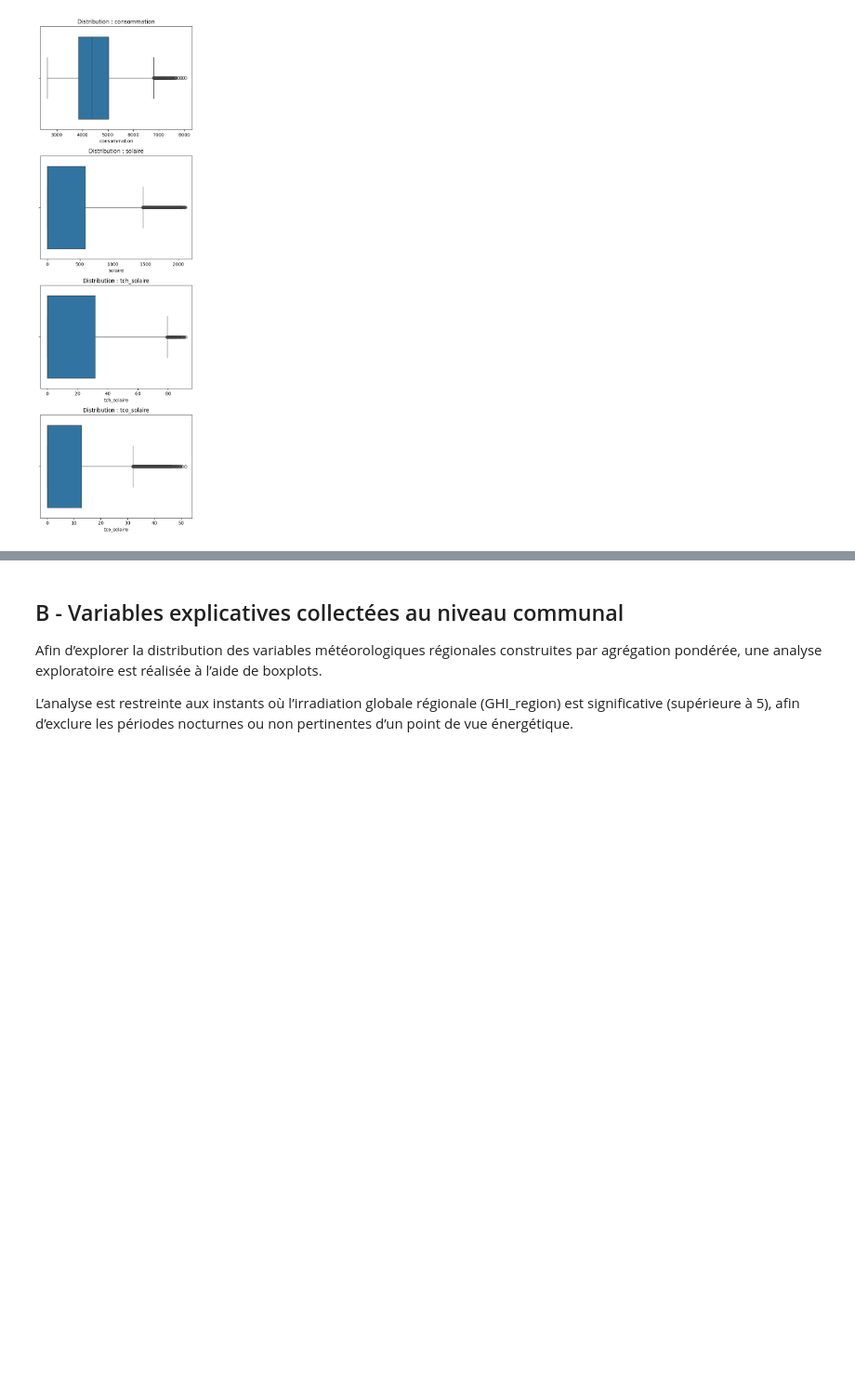
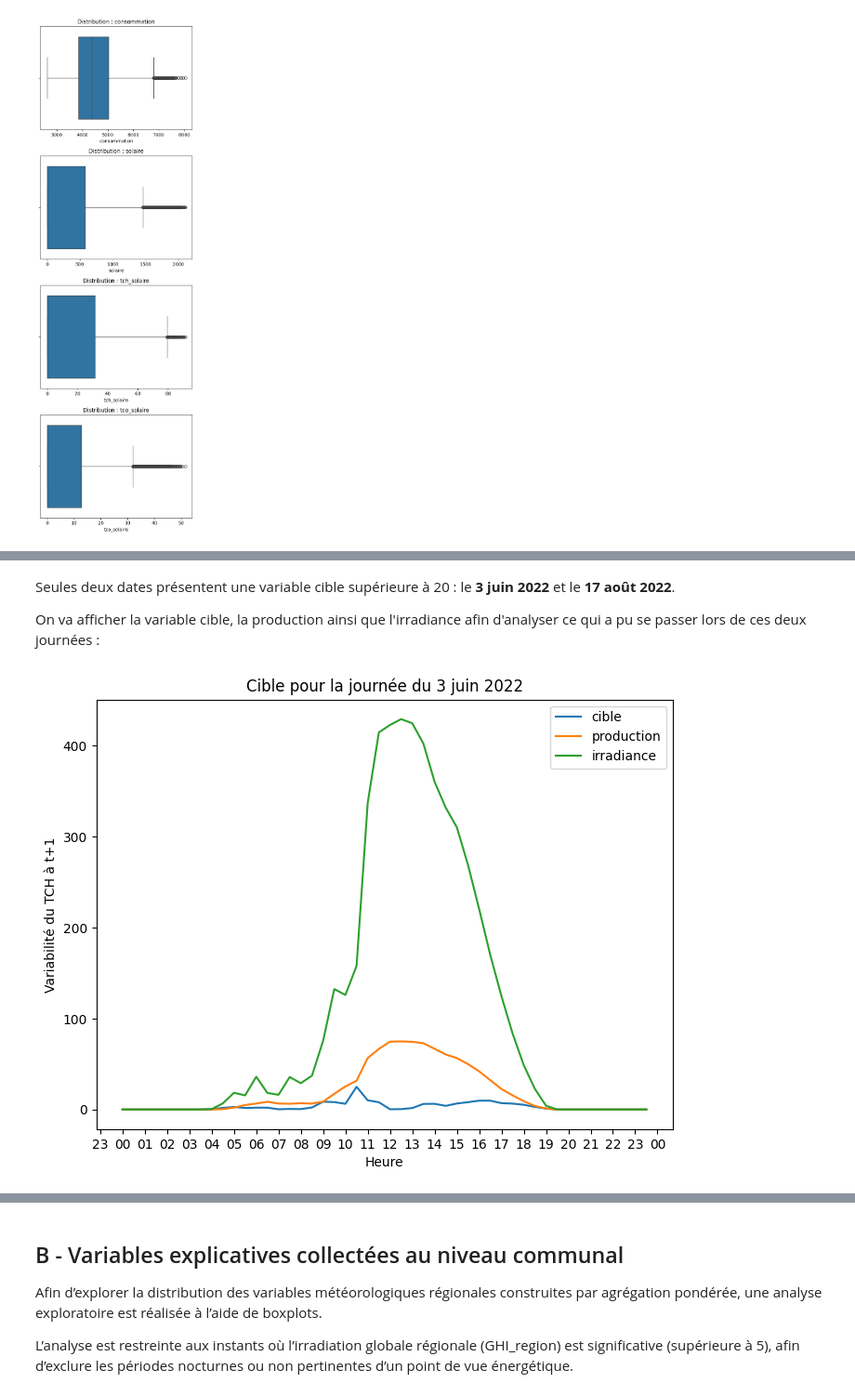
Before and after one commit to Math2935/aug25cds_variabilite, a Jupyter notebook: notebooks/03_Analyse_exploratoire/03_analyse_02_exploration_detaillee.ipynb, the cells around one changed output, grey strips where cells are left out. Shown at 93% size. Drawn from its saved outputs; the diff is of its cells as text; code cells hidden in the pictures; blank space fills up the shorter version.

```diff
--- a/notebooks/03_Analyse_exploratoire/03_analyse_02_exploration_detaillee.ipynb
+++ b/notebooks/03_Analyse_exploratoire/03_analyse_02_exploration_detaillee.ipynb
@@ -173,0 +193,31 @@ plt.show()
+# %% [markdown]
+Seules deux dates présentent une variable cible supérieure à 20 : le **3 juin 2022** et le **17 août 2022**.
+
+On va afficher la variable cible, la production ainsi que l'irradiance afin d'analyser ce qui a pu se passer lors de ces deux journées :
+# %%
+import matplotlib.dates as md
+
+# 3 juin 2022
+jour = (365*2*48) + (30*5*48) + (4*48) + 2
+example = df.iloc[jour:jour+48]
+
+#display(example)
+fig, ax = plt.subplots(figsize=(8,6))
+
+plt.plot(example.index, example['target'], label='cible')
+plt.plot(example.index, example['tch_solaire'], label='production')
+plt.plot(example.index, example['region_ghi'], label='irradiance')
+
+xloc=md.HourLocator(interval = 1)
+ax.xaxis.set_major_locator(xloc)
+
+major_fmt = md.DateFormatter('%H')
+ax.xaxis.set_major_formatter(major_fmt)
+
+plt.xlabel('Heure')
+plt.ylabel('Variabilité du TCH à t+1')
+plt.title('Cible pour la journée du 3 juin 2022')
+plt.legend()
+plt.show()
+# %% [output]
+[figure, added]
```
Also changed, not shown: parts of 6 cells of this notebook, 6 other files.
